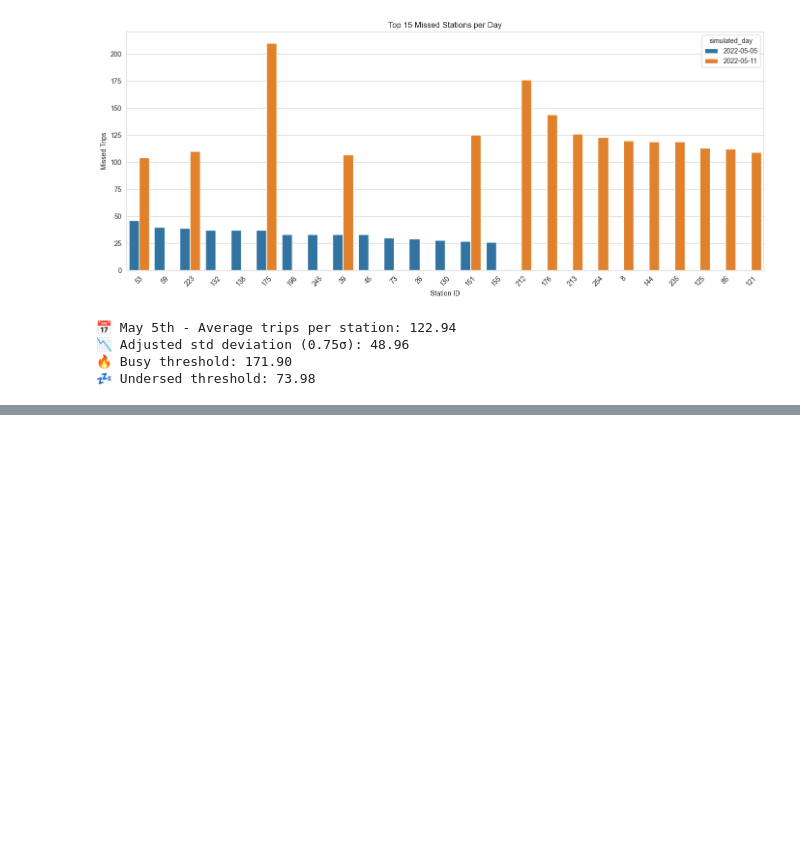
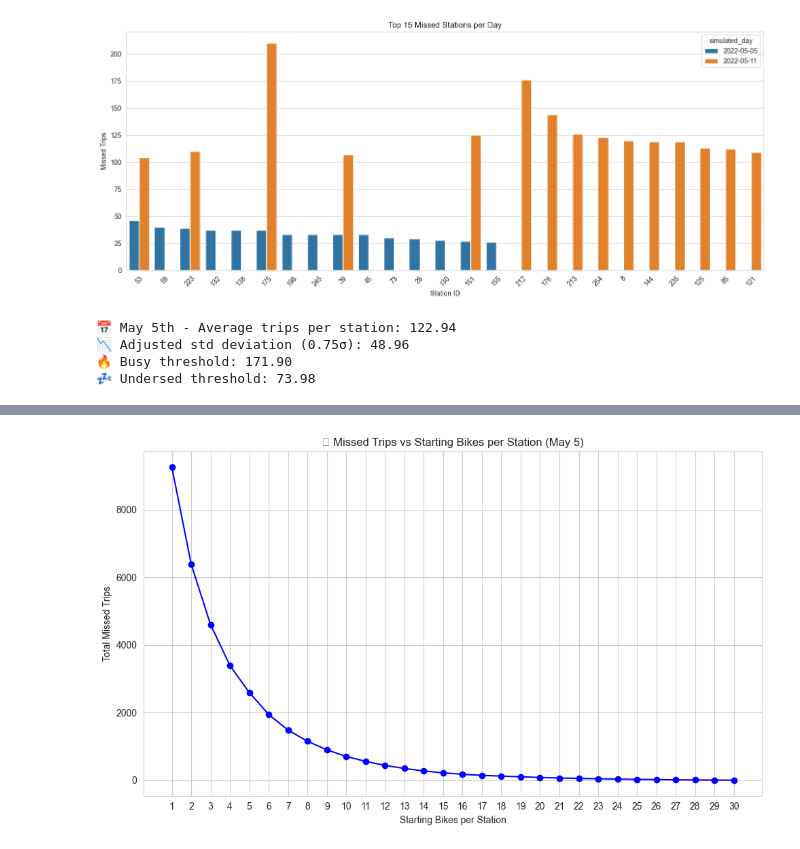
Before and after one commit to IvaNikolova/BikeSharing_project, a Jupyter notebook: data_preparation/data_preparation.ipynb, the cells around one changed output, grey strips where cells are left out. Saved outputs shown, nothing was run; the diff lists cells and outputs as text; code cells hidden in the pictures; blank space fills up the shorter version.

```diff
--- a/data_preparation/data_preparation.ipynb
+++ b/data_preparation/data_preparation.ipynb
@@ -192,0 +193,78 @@ Status on 2022-05-11
+# %%
+import pandas as pd
+from datetime import datetime
+import matplotlib.pyplot as plt
+
+# Load data
+trips = pd.read_csv("../datasets/all_trips_05_05.csv", parse_dates=["start_time", "end_time"])
+stations = pd.read_csv("../datasets/all_stations.csv")
+
+# Ensure station IDs are strings
+trips['start_station_id'] = trips['start_station_id'].astype(str)
+trips['end_station_id'] = trips['end_station_id'].astype(str)
+stations['station_id'] = stations['station_id'].astype(str)
+
+# Filter only trips from May 11
+sim_day = pd.to_datetime("2022-05-05")
+trips = trips[
+    (trips["start_time"].dt.date == sim_day.date()) &
+    (trips["end_time"].dt.date == sim_day.date())
+].sort_values("start_time")
+
+# Simulation function
+def simulate_day(start_bikes=5):
+    bike_counts = {sid: start_bikes for sid in stations["station_id"]}
+    pending_returns = []
+    missed_trips = 0
+
+    for _, trip in trips.iterrows():
+        current_time = trip["start_time"]
+        end_time = trip["end_time"]
+        start_id = trip["start_station_id"]
+        end_id = trip["end_station_id"]
+
+        # Return bikes
+        returned = [r for r in pending_returns if r["time"] <= current_time]
+        for r in returned:
+            bike_counts[r["station"]] += 1
+        pending_returns = [r for r in pending_returns if r["time"] > current_time]
+
+        # Try to start a trip
+        if bike_counts.get(start_id, 0) > 0:
+            bike_counts[start_id] -= 1
+            pending_returns.append({
+                "station": end_id,
+                "time": end_time
+            })
+        else:
+            missed_trips += 1
+
+    return missed_trips
+
+# Loop until no missed trips
+results = []
+initial_bikes = 1
+
+while True:
+    missed = simulate_day(start_bikes=initial_bikes)
+    print(f"🚲 Starting with {initial_bikes} bikes → Missed trips: {missed}")
+    results.append({"initial_bikes": initial_bikes, "missed_trips": missed})
+
+    if missed == 0:
+        break
+    initial_bikes += 1
+
+# Convert to DataFrame
+df_results = pd.DataFrame(results)
+
+# Plot results
+plt.figure(figsize=(10, 6))
+plt.plot(df_results["initial_bikes"], df_results["missed_trips"], marker='o', color='blue')
+plt.title("📉 Missed Trips vs Starting Bikes per Station (May 5)")
+plt.xlabel("Starting Bikes per Station")
+plt.ylabel("Total Missed Trips")
+plt.grid(True)
+plt.xticks(df_results["initial_bikes"])
+plt.tight_layout()
+plt.show()
+# %% [output]
@@ -192,0 +288 @@ Status on 2022-05-11
+[figure, added]
```
Also changed, not shown: parts of 3 cells of this notebook, 3 other files.
